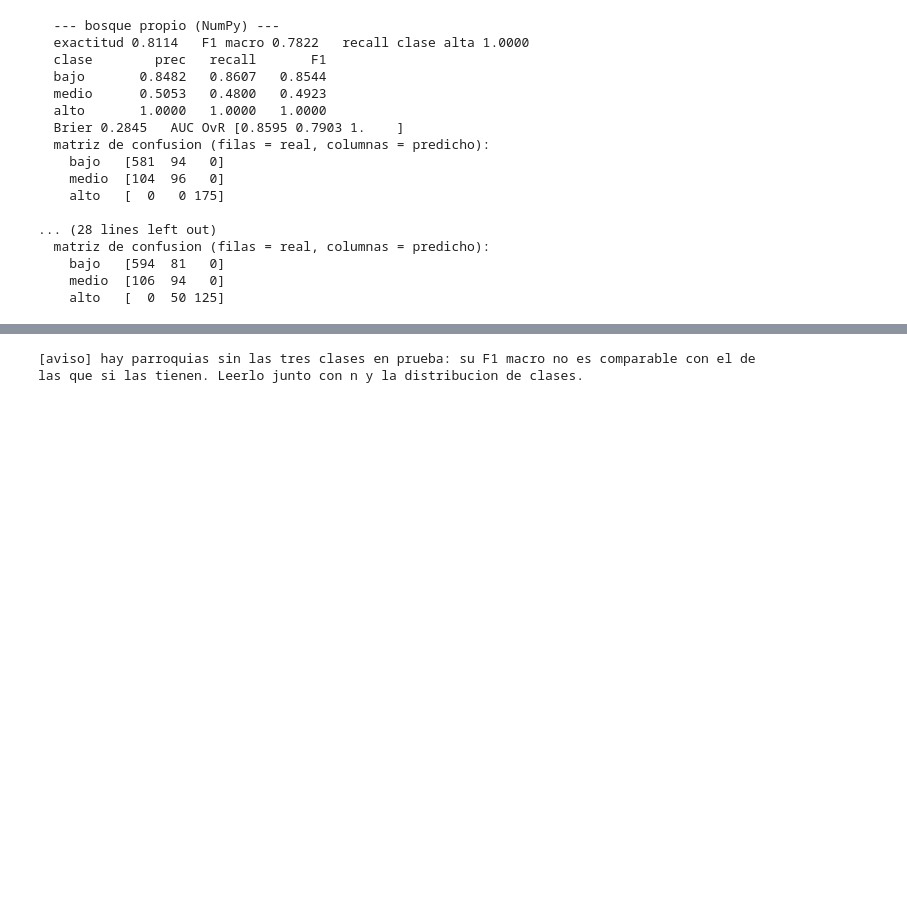
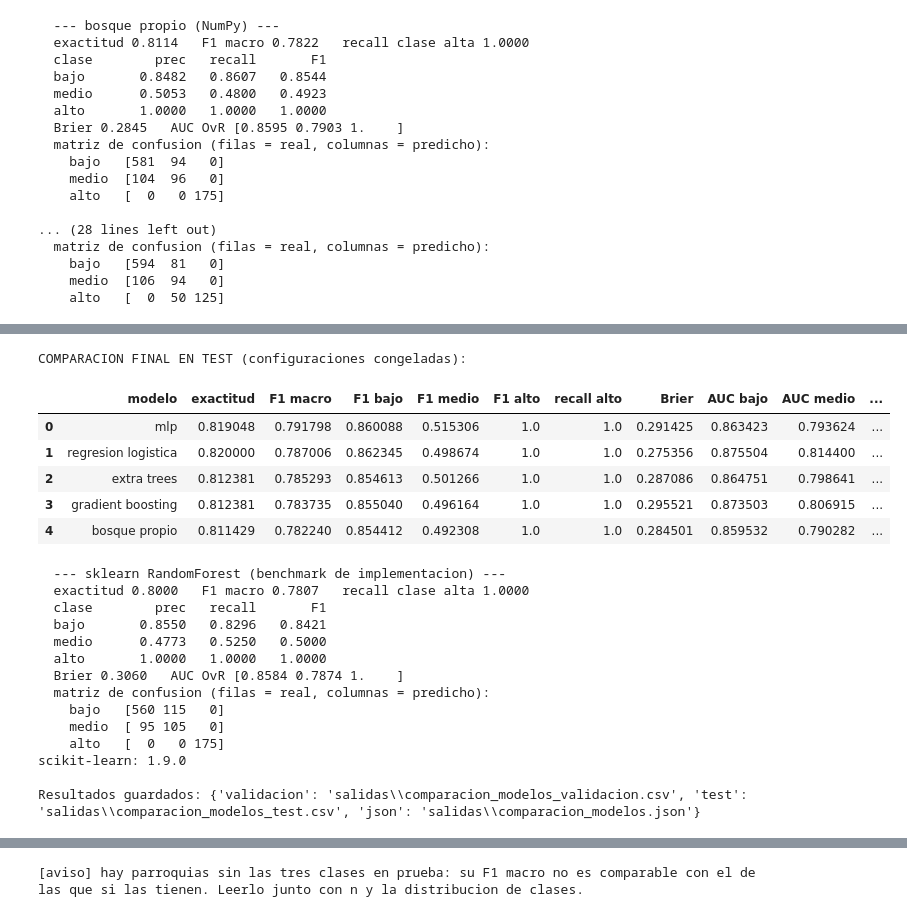
Before and after one commit to Juseperez/Clasificaci-nRiesgo, a Jupyter notebook: Grupo10_P2/proyecto.ipynb, the cells around one changed output, grey strips where cells are left out. Cells and saved outputs as stored; diff of their text form; code cells hidden in the pictures; blank space fills up the shorter version.

```diff
--- a/Grupo10_P2/proyecto.ipynb
+++ b/Grupo10_P2/proyecto.ipynb
@@ -600,3 +601,49 @@ XGBoost no disponible (opcional)
+# %%
+# Cinco familias YA congeladas: aqui no se ajusta ningun hiperparametro.
+tabla_modelos_test, reportes_modelos = evaluar_en_test(
+    modelos_ajustados,
+    Xte,
+    yte,
+)
+
+print("\nCOMPARACION FINAL EN TEST (configuraciones congeladas):")
+display(tabla_modelos_test)
+
+# Benchmark de implementacion: no cuenta como sexta familia.
+rep_rf_sklearn = benchmark_rf_sklearn(Xtr, ytr, Xte, yte, HIPER, semilla=42)
+EvaluadorMetricas.imprimir(rep_rf_sklearn)
+print("scikit-learn:", rep_rf_sklearn["sklearn_version"])
+reportes.append(rep_rf_sklearn)
+
+rutas_comparacion = guardar_resultados(
+    tabla_modelos_val,
+    tabla_modelos_test,
+    modelos_ajustados,
+    carpeta="salidas",
+)
+print("\nResultados guardados:", rutas_comparacion)
+# %% [output]
+COMPARACION FINAL EN TEST (configuraciones congeladas):
+|  | modelo | exactitud | F1 macro | F1 bajo | F1 medio | F1 alto | recall alto | Brier | AUC bajo | AUC medio | ... |
+| 0 | mlp | 0.819048 | 0.791798 | 0.860088 | 0.515306 | 1.0 | 1.0 | 0.291425 | 0.863423 | 0.793624 | ... |
+| 1 | regresion logistica | 0.820000 | 0.787006 | 0.862345 | 0.498674 | 1.0 | 1.0 | 0.275356 | 0.875504 | 0.814400 | ... |
+| 2 | extra trees | 0.812381 | 0.785293 | 0.854613 | 0.501266 | 1.0 | 1.0 | 0.287086 | 0.864751 | 0.798641 | ... |
+| 3 | gradient boosting | 0.812381 | 0.783735 | 0.855040 | 0.496164 | 1.0 | 1.0 | 0.295521 | 0.873503 | 0.806915 | ... |
+| 4 | bosque propio | 0.811429 | 0.782240 | 0.854412 | 0.492308 | 1.0 | 1.0 | 0.284501 | 0.859532 | 0.790282 | ... |
+  --- sklearn RandomForest (benchmark de implementacion) ---
+  exactitud 0.8000   F1 macro 0.7807   recall clase alta 1.0000
+  clase        prec   recall       F1
+  bajo       0.8550   0.8296   0.8421
+  medio      0.4773   0.5250   0.5000
+  alto       1.0000   1.0000   1.0000
+  Brier 0.3060   AUC OvR [0.8584 0.7874 1.    ]
+  matriz de confusion (filas = real, columnas = predicho):
+    bajo   [560 115   0]
+    medio  [ 95 105   0]
+    alto   [  0   0 175]
+scikit-learn: 1.9.0
+
+Resultados guardados: {'validacion': 'salidas\\comparacion_modelos_validacion.csv', 'test': 'salidas\\comparacion_modelos_test.csv', 'json': 'salidas\\comparacion_modelos.json'}
 # %%
 comparativa = pd.DataFrame([{
     "modelo": r["modelo"], "exactitud": round(r["exactitud"], 4),
```
Also changed, not shown: parts of 16 cells of this notebook, 12 other files.
